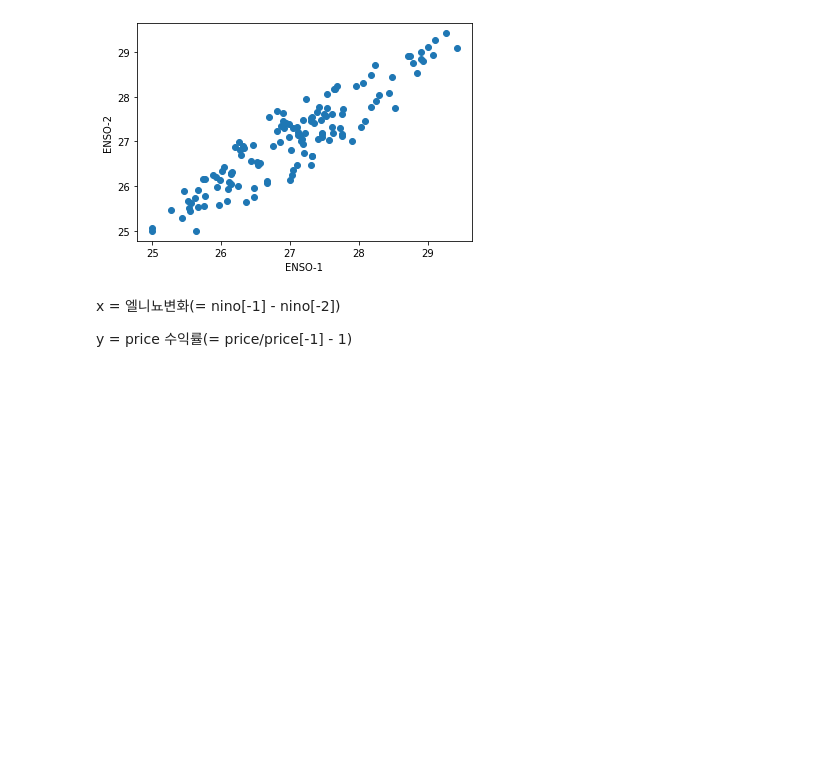
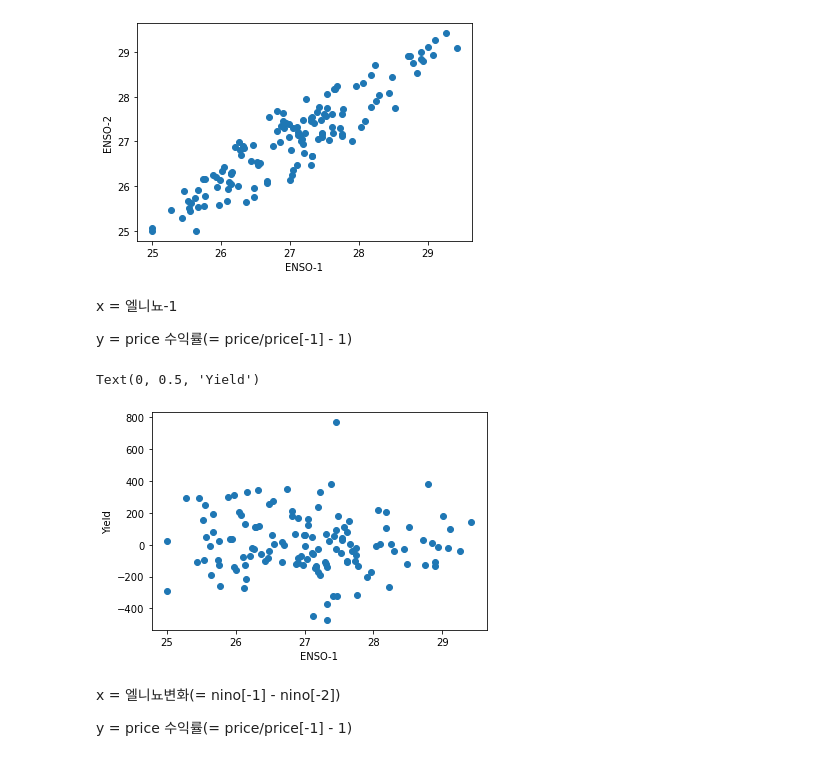
Before and after one commit to Soo-Im/PalmOil, a Jupyter notebook: ENSO-Palm_Prediction.ipynb, the cells around one changed output. Saved outputs shown, nothing was run; the diff lists cells and outputs as text; code cells hidden in the pictures; blank space fills up the shorter version.

Commit message:
Nino-1, 수익률0 Scatter plot 추가
Nino index 자체가 delta 이기 때문에 Nino-1 - Nino-2 를 사용하는 것은 적절하지 않음.

```diff
--- a/ENSO-Palm_Prediction.ipynb
+++ b/ENSO-Palm_Prediction.ipynb
@@ -237,6 +237,21 @@ print('Autocorrelation at lag = 1:\t', s.autocorr(lag=1))
 # %% [output]
 Autocorrelation at lag = 1:      0.9165253657739503
 [figure]
+# %% [markdown]
+x = 엘니뇨-1
+
+y = price 수익률(= price/price[-1] - 1)
+# %%
+X_del_nino = data['nino-1']
+# Y_yield = (data['종가']/data['종가-1'])-1
+Y_yield = data['종가'] - data['종가-1']
+# %%
+plt.scatter(X_del_nino, Y_yield)
+plt.xlabel('ENSO-1')
+plt.ylabel('Yield')
+# %% [output]
+Text(0, 0.5, 'Yield')
+[figure, added]
 # %% [markdown]
 x = 엘니뇨변화(= nino[-1] - nino[-2])
 
```
Also changed, not shown: parts of 1 cell of this notebook.
